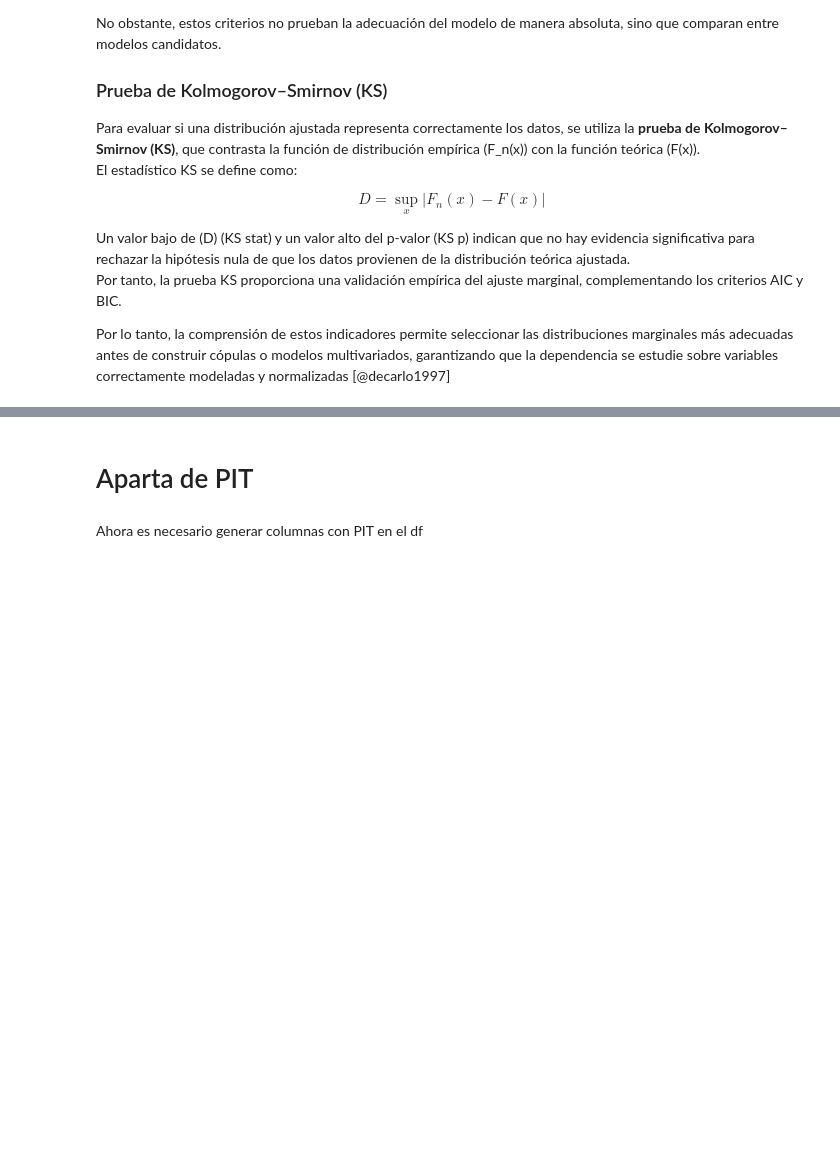
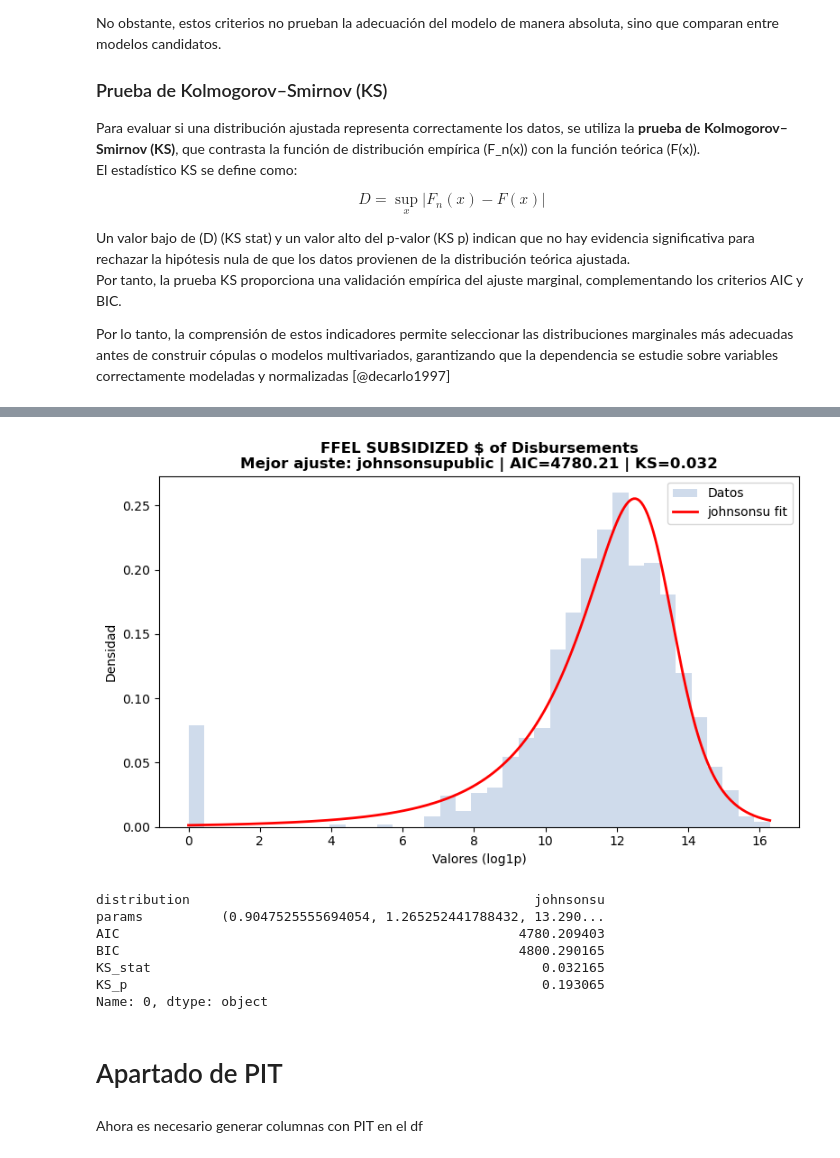
Before and after one commit to CA0307-II-2025/grupo-3, a Jupyter notebook: cod/pit.ipynb, the cells around one changed output, grey strips where cells are left out. Saved outputs shown, nothing was run; the diff lists cells and outputs as text; code cells hidden in the pictures; blank space fills up the shorter version.

```diff
--- a/cod/pit.ipynb
+++ b/cod/pit.ipynb
@@ -292,3 +351,35 @@ def plot_best_fit_distribution(df_log, col_name):
     plt.show()
 
     return mejor
+
+def plot_best_fit_distribution2(df_log, col_name, school_type):
+    """
+    Grafica los datos junto con la mejor distribución ajustada según AIC.
+    """
+    df = df_log[df_log['School Type'].str.lower().isin([school_type])]
+    serie = df[col_name].dropna().values
+    ajuste = fit_distributions(pd.Series(serie))
+    mejor = ajuste.iloc[0]
+
+    dist_name = mejor['distribution']
+    params = mejor['params']
+    dist = getattr(st, dist_name)
+
+    x = np.linspace(min(serie), max(serie), 300)
+    pdf_teo = dist.pdf(x, *params)
+
+    plt.figure(figsize=(8,5))
+    plt.hist(serie, bins='auto', density=True, alpha=0.6, color='lightsteelblue', label='Datos')
+    plt.plot(x, pdf_teo, 'r-', lw=2, label=f'{dist_name} fit')
+
+    plt.title(
+        f"{col_name}\nMejor ajuste: {dist_name + school_type} | AIC={mejor['AIC']:.2f} | KS={mejor['KS_stat']:.3f}",
+        fontsize=12, fontweight='bold'
+    )
+    plt.xlabel("Valores (log1p)")
+    plt.ylabel("Densidad")
+    plt.legend()
+    plt.tight_layout()
+    plt.show()
+
+    return mejor
@@ -295,5 +397,16 @@ def plot_best_fit_distribution(df_log, col_name):
+# %%
+plot_best_fit_distribution2(df_log, "FFEL SUBSIDIZED $ of Disbursements", "public")
+# %% [output]
+[figure, added]
+distribution                                            johnsonsu
+params          (0.9047525555694054, 1.265252441788432, 13.290...
+AIC                                                   4780.209403
+BIC                                                   4800.290165
+KS_stat                                                  0.032165
+KS_p                                                     0.193065
+Name: 0, dtype: object
 # %% [markdown]
-# Aparta de PIT
+# Apartado de PIT
 # %%
 def apply_pit(series, dist_name, params):
     """
```
Also changed, not shown: parts of 5 cells of this notebook.
